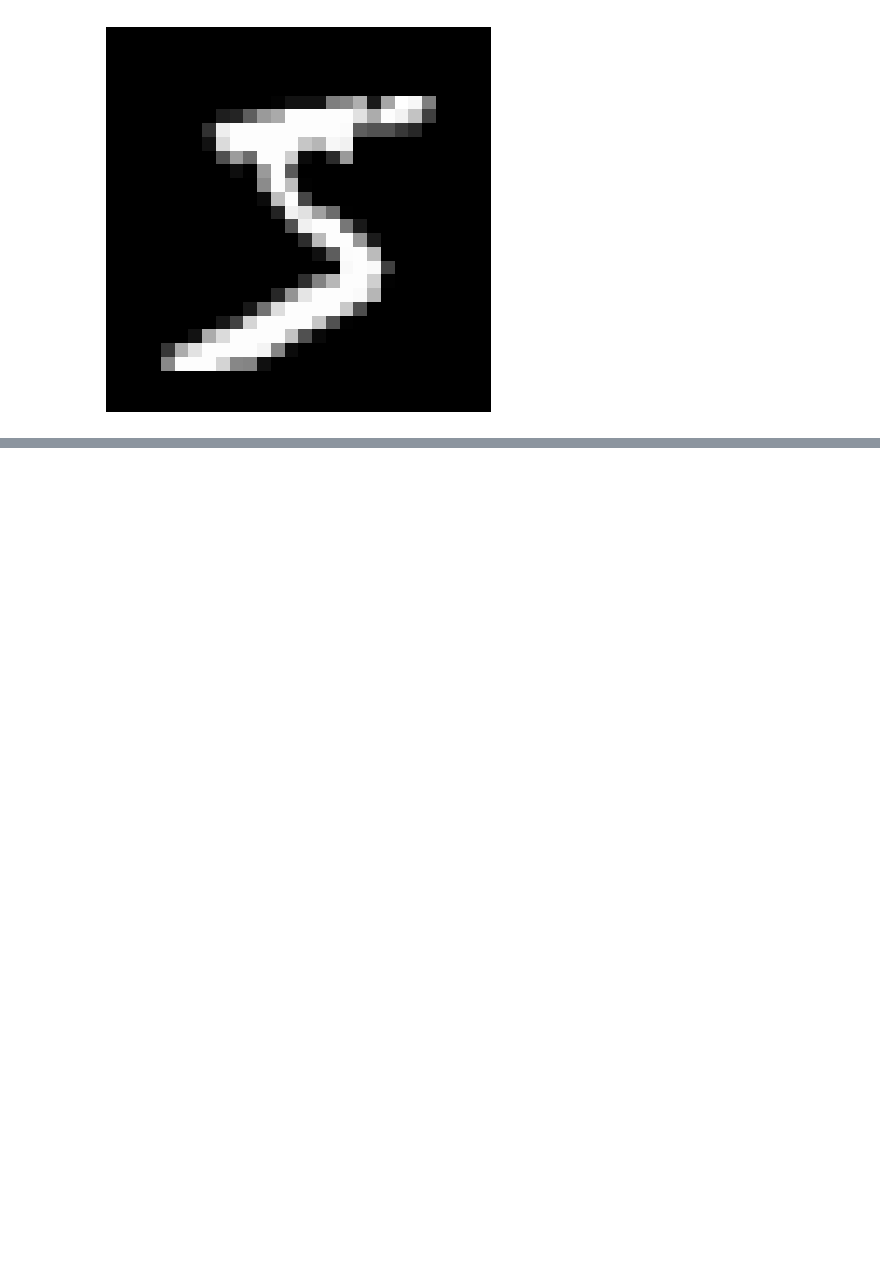
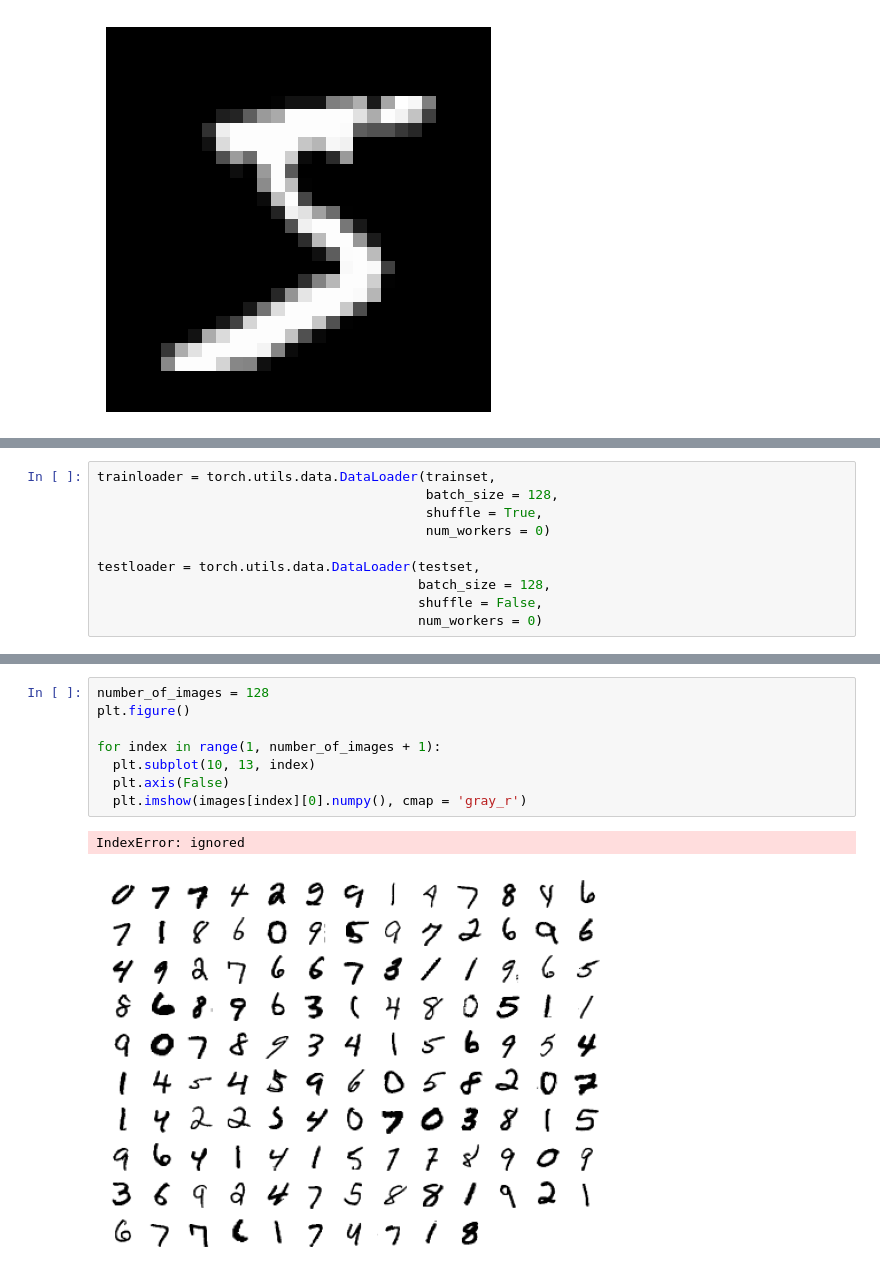
Before and after one commit to AyushPorwal247/MNIST-classification-using-pytorch, a Jupyter notebook: MNIST_classifier.ipynb, the cells around one changed output, grey strips where cells are left out. Cells and saved outputs as stored; diff of their text form; blank space fills up the shorter version.

```diff
--- a/MNIST_classifier.ipynb
+++ b/MNIST_classifier.ipynb
@@ -48,0 +64,10 @@ imgshow(image)
+# %%
+trainloader = torch.utils.data.DataLoader(trainset,
+                                          batch_size = 128,
+                                          shuffle = True,
+                                          num_workers = 0)
+
+testloader = torch.utils.data.DataLoader(testset,
+                                         batch_size = 128,
+                                         shuffle = False,
+                                         num_workers = 0)
@@ -48,0 +84,11 @@ imgshow(image)
+# %%
+number_of_images = 128
+plt.figure()
+
+for index in range(1, number_of_images + 1):
+  plt.subplot(10, 13, index)
+  plt.axis(False)
+  plt.imshow(images[index][0].numpy(), cmap = 'gray_r')
+# %% [output]
+IndexError: ignored
+[figure, added]
```
Also changed, not shown: parts of 5 cells of this notebook.
